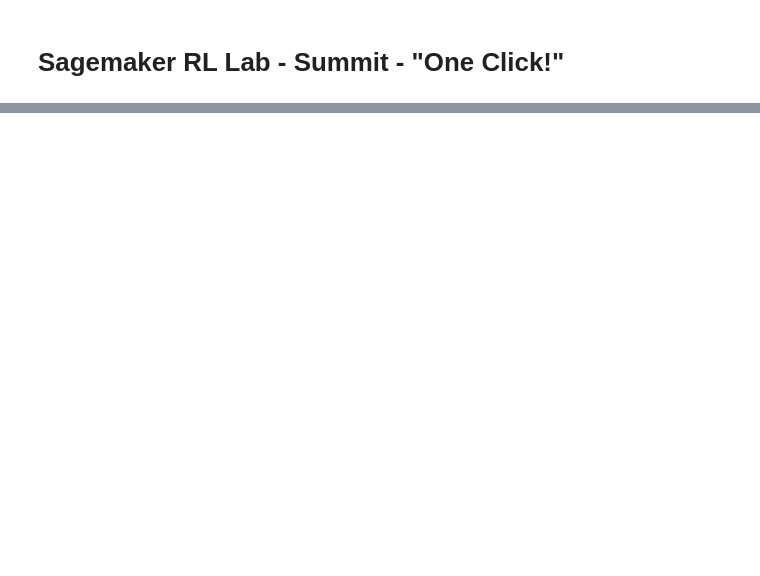
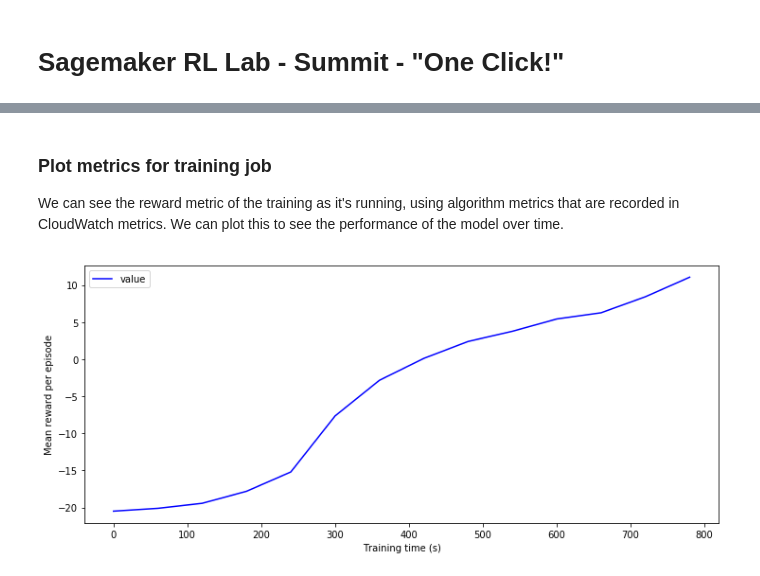
Before and after one commit to PaulConyngham/SageMakerRL-SML-Summit-2019, a Jupyter notebook: Sagemaker_RL_Lab_Summit_2019_One_Click.ipynb, the cells around one changed output, grey strips where cells are left out. Cells and saved outputs as stored; diff of their text form; code cells hidden in the pictures; blank space fills up the shorter version.

```diff
--- a/Sagemaker_RL_Lab_Summit_2019_One_Click.ipynb
+++ b/Sagemaker_RL_Lab_Summit_2019_One_Click.ipynb
@@ -132,0 +61,7 @@ training_iteration: 83
+# %%
+try:
+    role = sagemaker.get_execution_role()
+except:
+    role = get_execution_role()
+
+print("Using IAM role arn: {}".format(role))
@@ -132,0 +109,2 @@ training_iteration: 83
+# %%
+custom_image_name = "413953306596.dkr.ecr.ap-northeast-1.amazonaws.com/sagemaker-gym-ray-gpu"
@@ -132,0 +116,23 @@ training_iteration: 83
+# %%
+metric_definitions = RLEstimator.default_metric_definitions(RLToolkit.RAY)
+
+estimator = RLEstimator(entry_point="train-pong.py",
+                        source_dir='src',
+                        dependencies=["common/sagemaker_rl"],
+                        image_name=custom_image_name,
+                        role=role,
+                        train_instance_type=instance_type,
+                        train_instance_count=train_instance_count,
+                        output_path=s3_output_path,
+                        base_job_name=job_name_prefix,
+                        metric_definitions=metric_definitions,
+                        hyperparameters={
+                            # ml.p3.8xlarge has 32 cores. We have to leave 1 core for ray scheduler.
+                            "rl.training.config.num_workers": 32 * train_instance_count - 1,
+                            "rl.training.config.num_gpus": 2
+                        }
+                    )
+
+estimator.fit(wait=False)
+job_name = estimator.latest_training_job.job_name
+print("Training job: %s" % job_name)
@@ -132,0 +195,17 @@ training_iteration: 83
+# %% [markdown]
+### Plot metrics for training job
+We can see the reward metric of the training as it's running, using algorithm metrics that are recorded in CloudWatch metrics.  We can plot this to see the performance of the model over time.
+# %%
+%matplotlib inline
+from sagemaker.analytics import TrainingJobAnalytics
+
+df = TrainingJobAnalytics(job_name, ['episode_reward_mean']).dataframe()
+num_metrics = len(df)
+if num_metrics == 0:
+    print("No algorithm metrics found in CloudWatch")
+else:
+    plt = df.plot(x='timestamp', y='value', figsize=(12,5), legend=True, style='b-')
+    plt.set_ylabel('Mean reward per episode')
+    plt.set_xlabel('Training time (s)')
+# %% [output]
+[figure, added]
```
Also changed, not shown: parts of 17 cells of this notebook, 5 other files.
